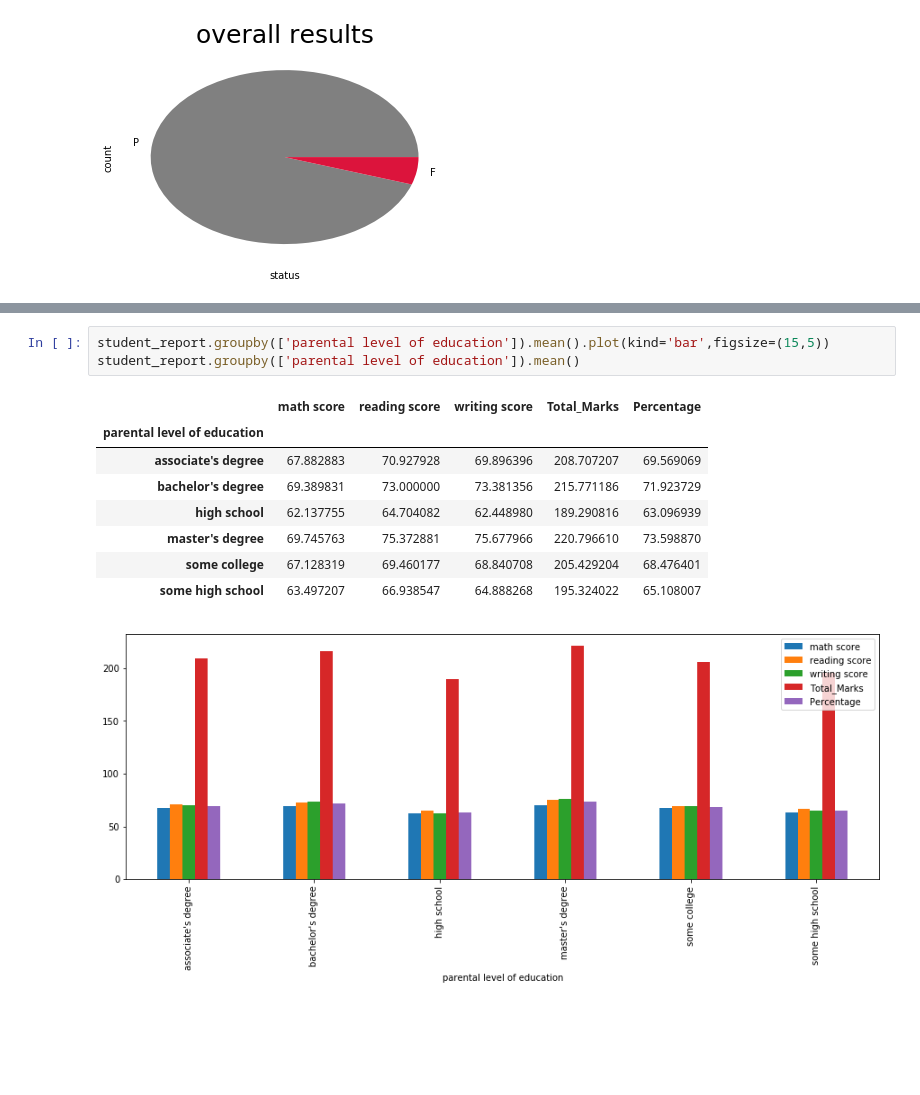
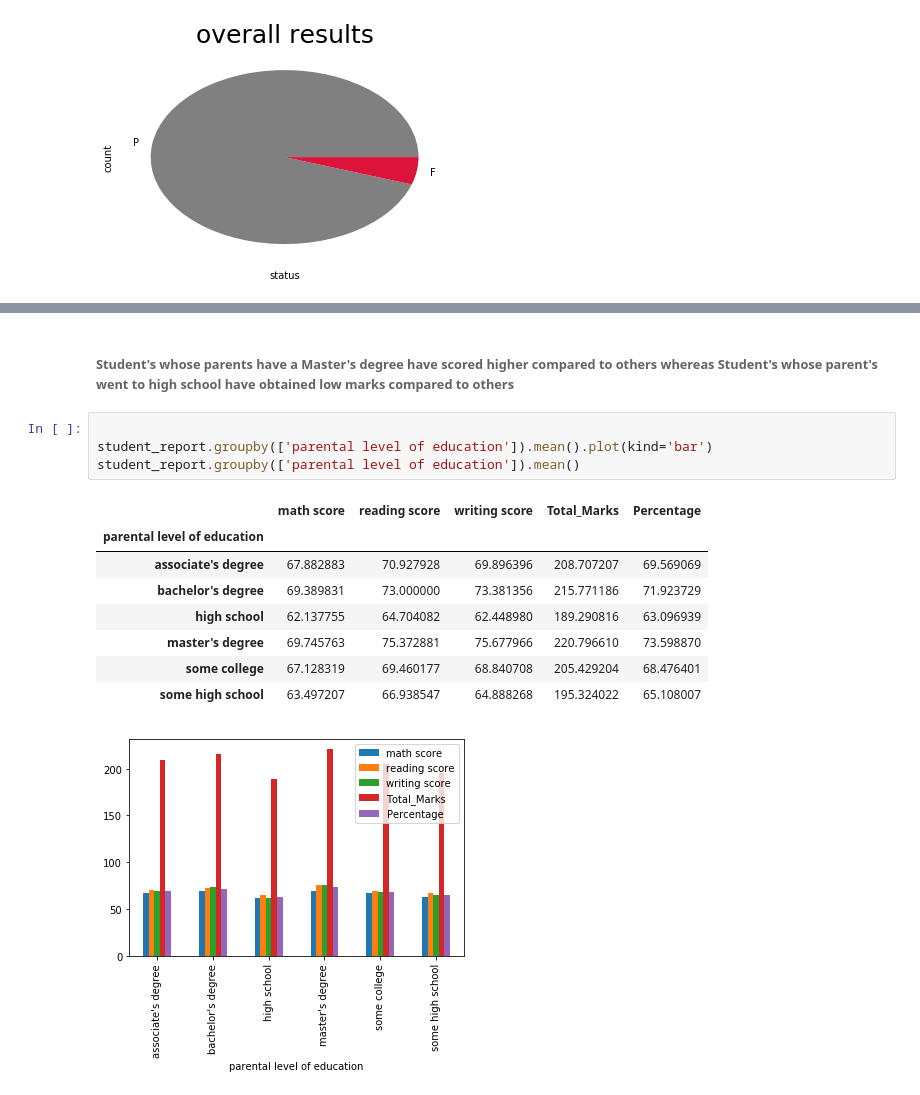
Before and after one commit to junaid-star/students-performance, a Jupyter notebook: Untitled1.ipynb, the cells around one changed output, grey strips where cells are left out. Drawn from its saved outputs; the diff is of its cells as text; blank space fills up the shorter version.

```diff
--- a/Untitled1.ipynb
+++ b/Untitled1.ipynb
@@ -180,13 +262,16 @@ student_report.groupby(['race/ethnicity']).mean()
+# %% [markdown]
+###### Student's whose parents have a Master's degree have scored higher compared to others whereas Student's whose parent's went to high school have obtained low marks compared to others
 # %%
-student_report.groupby(['parental level of education']).mean().plot(kind='bar',figsize=(15,5))
+
+student_report.groupby(['parental level of education']).mean().plot(kind='bar')
 student_report.groupby(['parental level of education']).mean()
 # %% [output]
 |  | math score | reading score | writing score | Total_Marks | Percentage |
 | parental level of education |  |  |  |  |  |
 | associate's degree | 67.882883 | 70.927928 | 69.896396 | 208.707207 | 69.569069 |
 | bachelor's degree | 69.389831 | 73.000000 | 73.381356 | 215.771186 | 71.923729 |
 | high school | 62.137755 | 64.704082 | 62.448980 | 189.290816 | 63.096939 |
 | master's degree | 69.745763 | 75.372881 | 75.677966 | 220.796610 | 73.598870 |
 | some college | 67.128319 | 69.460177 | 68.840708 | 205.429204 | 68.476401 |
 | some high school | 63.497207 | 66.938547 | 64.888268 | 195.324022 | 65.108007 |
-[figure, old version]
+[figure, new version]
```
Also changed, not shown: parts of 33 cells of this notebook.
